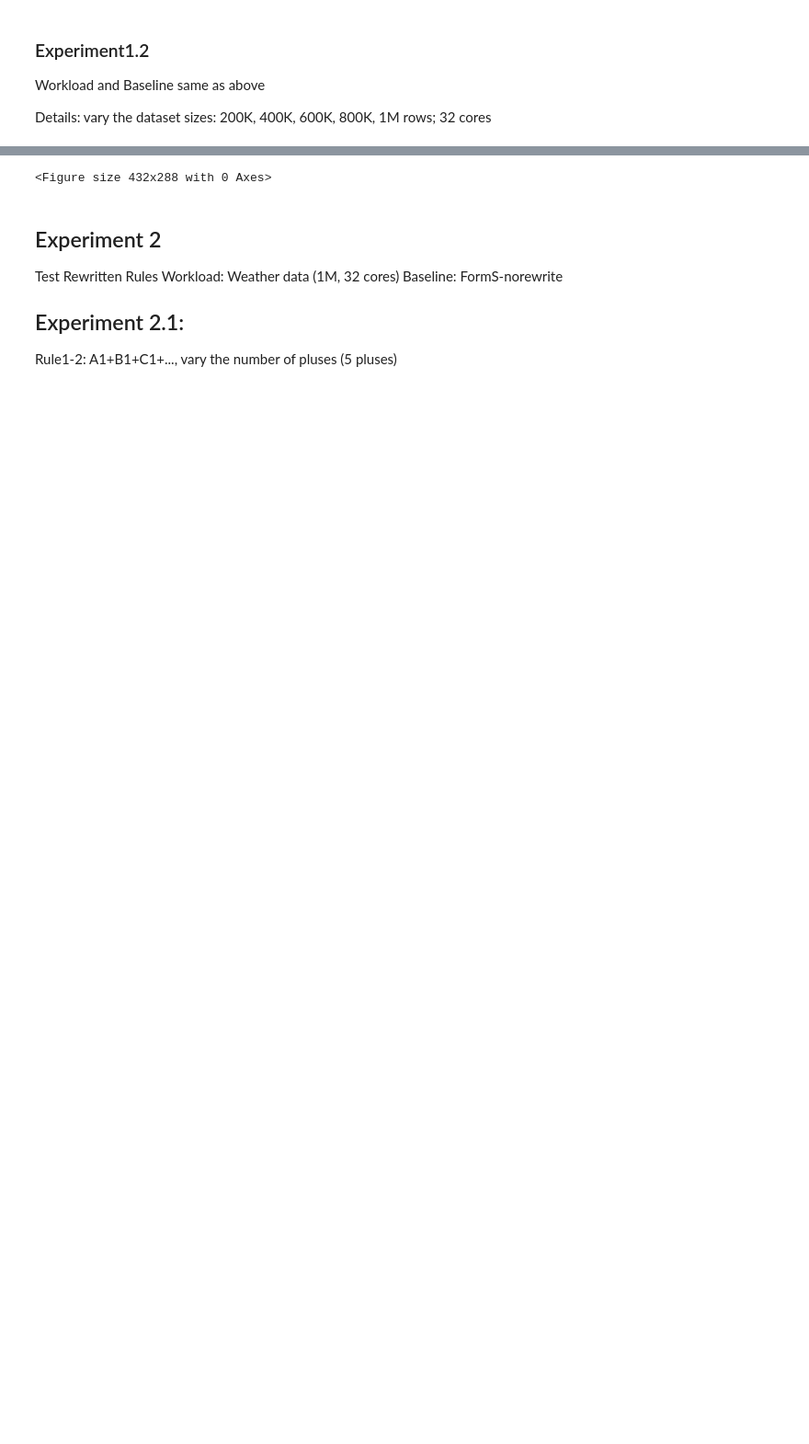
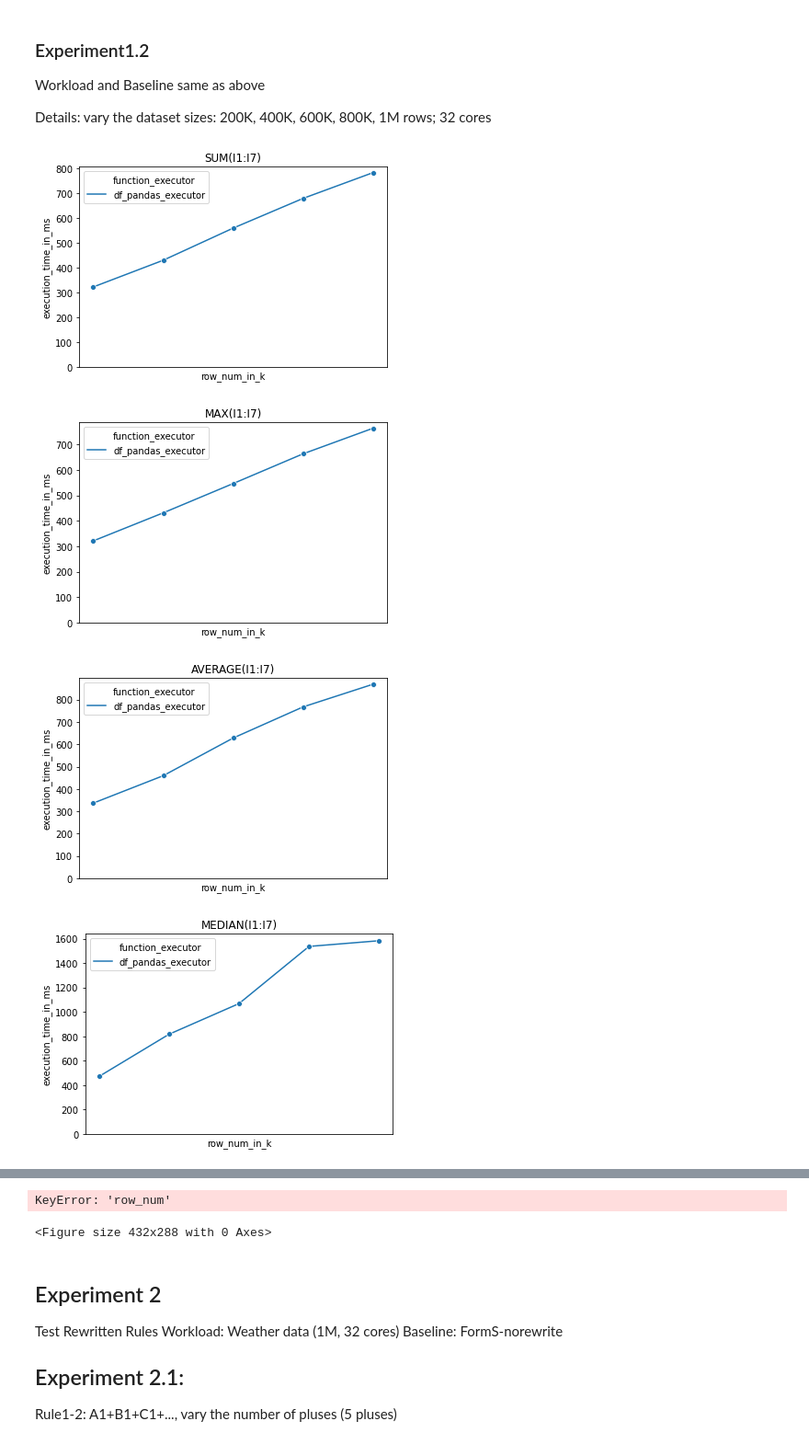
Before and after one commit to forms-org/forms, a Jupyter notebook: benchmark/collect_results.ipynb, the cells around one changed output, grey strips where cells are left out. Shown: that part at 92% size. Cells and saved outputs as stored; diff of their text form; code cells hidden in the pictures; blank space fills up the shorter version.

```diff
--- a/benchmark/collect_results.ipynb
+++ b/benchmark/collect_results.ipynb
@@ -70,22 +77,28 @@ Details: vary the dataset sizes: 200K, 400K, 600K, 800K, 1M rows; 32 cores
 # %%
 test_path = 'results/TEST-ROWS'
 for i in range(1, 11):
     path = os.path.join(test_path, str(i))
     all_data = []
     for root, dirs, files in os.walk(path):
         for filename in files:
             if filename == "config.json":
                 with open(os.path.join(root, filename), 'r') as f:
                     text = f.read()
                     data = json.loads(text)
                     all_data.append(data)
     all_df = pd.DataFrame(all_data)
     all_df['row_num_in_k'] = all_df['row_num'] / 1000
     formula_str = all_df.iloc[0]['formula_str'][1:]
     df = all_df[['row_num_in_k', 'function_executor', 'execution_time_in_ms']].groupby(['row_num_in_k', 'function_executor']).mean().reset_index()
-    plot = sns.lineplot(data=df, x='row_num_in_k', y='execution_time_in_ms', hue='function_executor')
+    plot = sns.lineplot(data=df, x='row_num_in_k', y='execution_time_in_ms', hue='function_executor', marker='o')
     plot.xaxis.set_major_locator(FixedLocator([200,400,600,800,1000]))
     plt.title(formula_str)
+    plt.ylim(0, None)
     plot.get_figure().savefig('plots/rows/' + formula_str + '.pdf', dpi=300)
+    plt.show()
     plt.clf()
 # %% [output]
+[figure, added]
+[figure, added]
+[figure, added]
+[figure, added]
@@ -92,4 +109,5 @@ for i in range(1, 11):
-<Figure size 432x288 with 0 Axes>
+KeyError: 'row_num'
+<Figure size 432x288 with 0 Axes>
 # %% [markdown]
 ## Experiment 2
 Test Rewritten Rules
```
Also changed, not shown: parts of 9 cells of this notebook, 42 other files.
